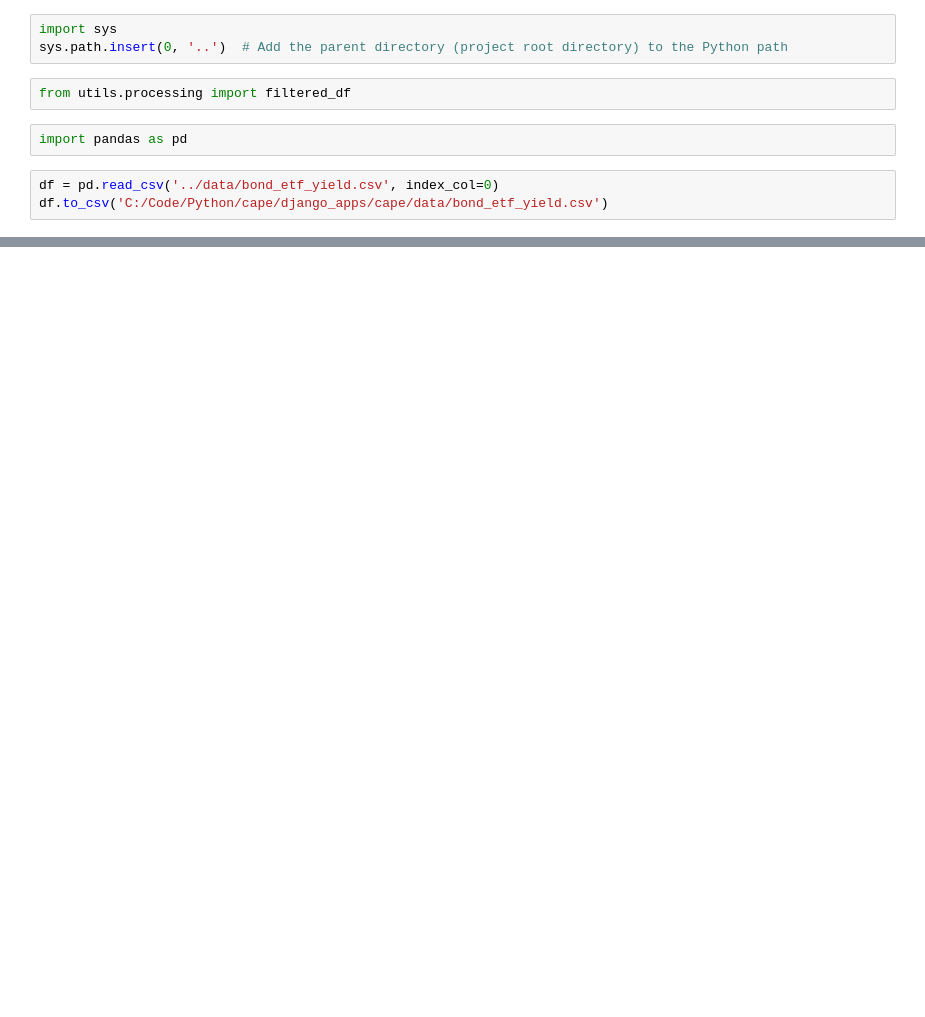
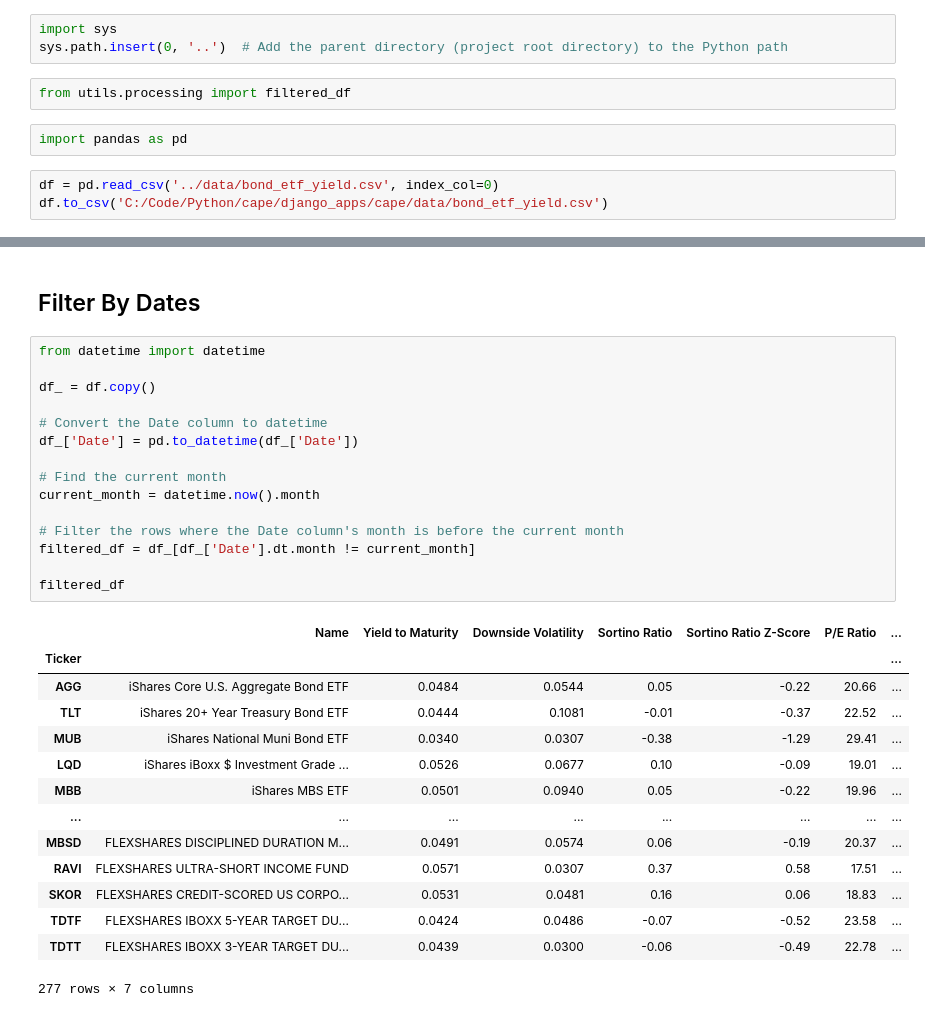
Before and after one commit to nathanramoscfa/yieldquery, a Jupyter notebook: dev/yieldquery.ipynb, the cells around one changed output, grey strips where cells are left out. Cells and saved outputs as stored; diff of their text form; blank space fills up the shorter version.

```diff
--- a/dev/yieldquery.ipynb
+++ b/dev/yieldquery.ipynb
@@ -89,0 +90,32 @@ selected_etfs
+# %% [markdown]
+## Filter By Dates
+# %%
+from datetime import datetime
+
+df_ = df.copy()
+
+# Convert the Date column to datetime
+df_['Date'] = pd.to_datetime(df_['Date'])
+
+# Find the current month
+current_month = datetime.now().month
+
+# Filter the rows where the Date column's month is before the current month
+filtered_df = df_[df_['Date'].dt.month != current_month]
+
+filtered_df
+# %% [output]
+|  | Name | Yield to Maturity | Downside Volatility | Sortino Ratio | Sortino Ratio Z-Score | P/E Ratio | ... |
+| Ticker |  |  |  |  |  |  | ... |
+| AGG | iShares Core U.S. Aggregate Bond ETF | 0.0484 | 0.0544 | 0.05 | -0.22 | 20.66 | ... |
+| TLT | iShares 20+ Year Treasury Bond ETF | 0.0444 | 0.1081 | -0.01 | -0.37 | 22.52 | ... |
+| MUB | iShares National Muni Bond ETF | 0.0340 | 0.0307 | -0.38 | -1.29 | 29.41 | ... |
+| LQD | iShares iBoxx $ Investment Grade ... | 0.0526 | 0.0677 | 0.10 | -0.09 | 19.01 | ... |
+| MBB | iShares MBS ETF | 0.0501 | 0.0940 | 0.05 | -0.22 | 19.96 | ... |
+| ... | ... | ... | ... | ... | ... | ... | ... |
+| MBSD | FLEXSHARES DISCIPLINED DURATION M... | 0.0491 | 0.0574 | 0.06 | -0.19 | 20.37 | ... |
+| RAVI | FLEXSHARES ULTRA-SHORT INCOME FUND | 0.0571 | 0.0307 | 0.37 | 0.58 | 17.51 | ... |
+| SKOR | FLEXSHARES CREDIT-SCORED US CORPO... | 0.0531 | 0.0481 | 0.16 | 0.06 | 18.83 | ... |
+| TDTF | FLEXSHARES IBOXX 5-YEAR TARGET DU... | 0.0424 | 0.0486 | -0.07 | -0.52 | 23.58 | ... |
+| TDTT | FLEXSHARES IBOXX 3-YEAR TARGET DU... | 0.0439 | 0.0300 | -0.06 | -0.49 | 22.78 | ... |
+277 rows × 7 columns
```
Also changed, not shown: parts of 5 cells of this notebook, 38 other files.
